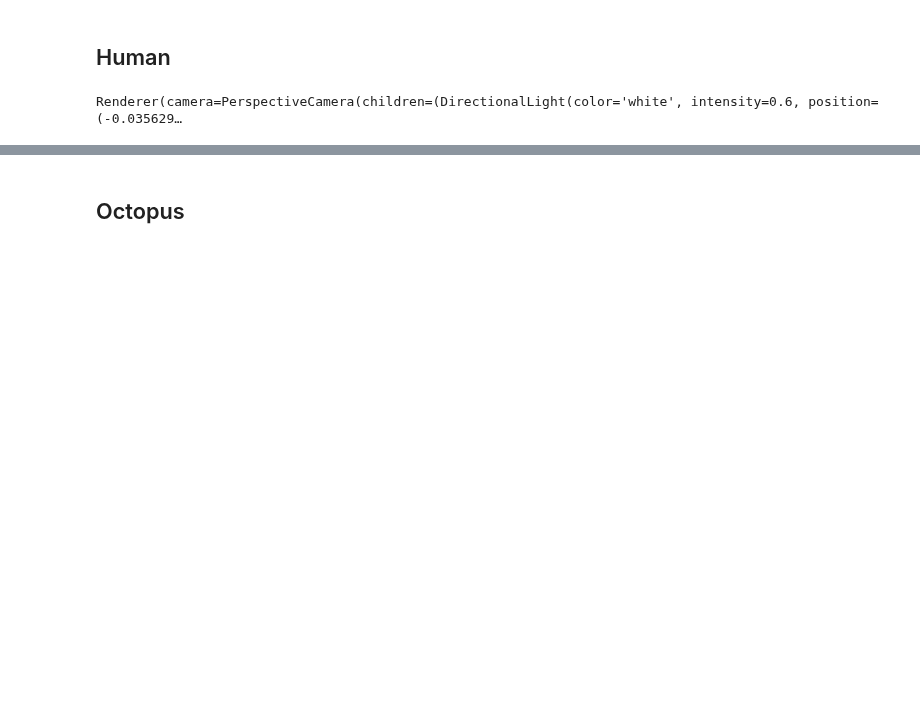
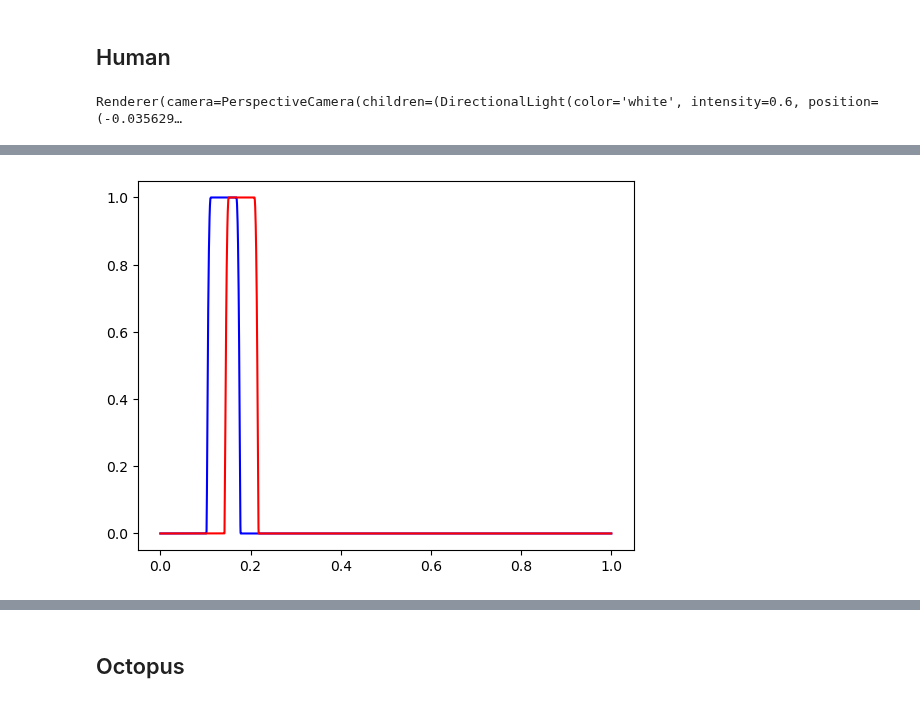
Before and after one commit to ZiyadOulhaj/Mapper-Optimization, a Jupyter notebook: 3d_shapes.ipynb, the cells around one changed output, grey strips where cells are left out. Drawn from its saved outputs; the diff is of its cells as text; code cells hidden in the pictures; blank space fills up the shorter version.

```diff
--- a/3d_shapes.ipynb
+++ b/3d_shapes.ipynb
@@ -29,3 +33,8 @@ vertices, faces = off2numpy(path + 'Human/10.off')
 mp.plot(vertices,faces);
 # %% [output]
 Renderer(camera=PerspectiveCamera(children=(DirectionalLight(color='white', intensity=0.6, position=(-0.035629…
+# %%
+from sklearn.decomposition import PCA
+pca = PCA(n_components=2)
+pca.fit(vertices)
+pca.components_
@@ -32,14 +44,17 @@ Renderer(camera=PerspectiveCamera(children=(DirectionalLight(color='white', inte
 # %%
 n_clusters=3
-n_intervals=np.array([25])
+resolutions=np.array([25])
 gain=np.array([0.3])
 
+sigma=0.01
+
 kmeans=KMeans(n_clusters=n_clusters)
+
 
 params=tf.Variable(initial_value=np.array([[1],[1],[1]]).astype(np.float32)/np.sqrt(3),trainable=True)
 X=tf.Variable(initial_value=vertices.astype(np.float32), trainable=False)
 
 lr = tf.keras.optimizers.schedules.InverseTimeDecay(initial_learning_rate=5e-2, decay_steps=10, decay_rate=.01)
-optimizer = tf.keras.optimizers.SGD(learning_rate=lr)
+optimizer = tf.keras.optimizers.legacy.SGD(learning_rate=lr)
 # %%
 f=tf.tensordot(X,params,axes=1)
@@ -50,31 +65,3 @@ nt.show('human_initial.html')
 # %% [output]
 Local cdn resources have problems on chrome/safari when used in jupyter-notebook.
 [interactive output not drawn]
-# %%
-losses, dgms = [], []
-
-for epoch in tqdm(range(200+1)):
-
-    with tf.GradientTape() as tape:
-        f=tf.tensordot(X,params,axes=1)
-        mapper=MapperComplex(colors=f.numpy(),filters=f.numpy(),resolutions=n_intervals, gains=gain, clustering=kmeans)
-        mapper.fit(vertices)
-        layer = LowerStarSimplexTreeLayer(simplextree=mapper.simplex_tree, homology_dimensions=[0])
-        indices=[node['indices'] for node in mapper.node_info.values()]
-        f_values=[tf.reshape(tf.math.reduce_mean(tf.gather(f,ind)),(1,1)) for ind in indices]
-        filtration=tf.concat(f_values,0)
-        dgm = layer.call(filtration)[0][0]
-
-        regularization = tf.math.square(tf.norm(params)-1)
-
-        # Opposite of the squared distances to the diagonal
-        loss = -tf.math.reduce_sum(tf.math.abs((dgm[:,1]-dgm[:,0])))+regularization
-    gradients = tape.gradient(loss, [params])
-
-    # We also apply a small random noise to the gradient to ensure convergence
-    # np.random.seed(epoch)
-    # gradients[0] = gradients[0] + np.random.normal(loc=0., scale=.001, size=gradients[0].shape)
-
-    optimizer.apply_gradients(zip(gradients, [params]))
-    losses.append(loss.numpy())
-    dgms.append(dgm)
@@ -118,0 +150,7 @@ plt.show()
+# %%
+order=np.argsort(fn.numpy(),axis=0)
+# %%
+plt.plot(fn.numpy()[order.ravel()],scheme[0,3,:][order],c='b');
+plt.plot(fn.numpy()[order.ravel()],scheme[0,4,:][order],c='r');
+# %% [output]
+[figure, added]
```
Also changed, not shown: parts of 35 cells of this notebook, 14 other files.
